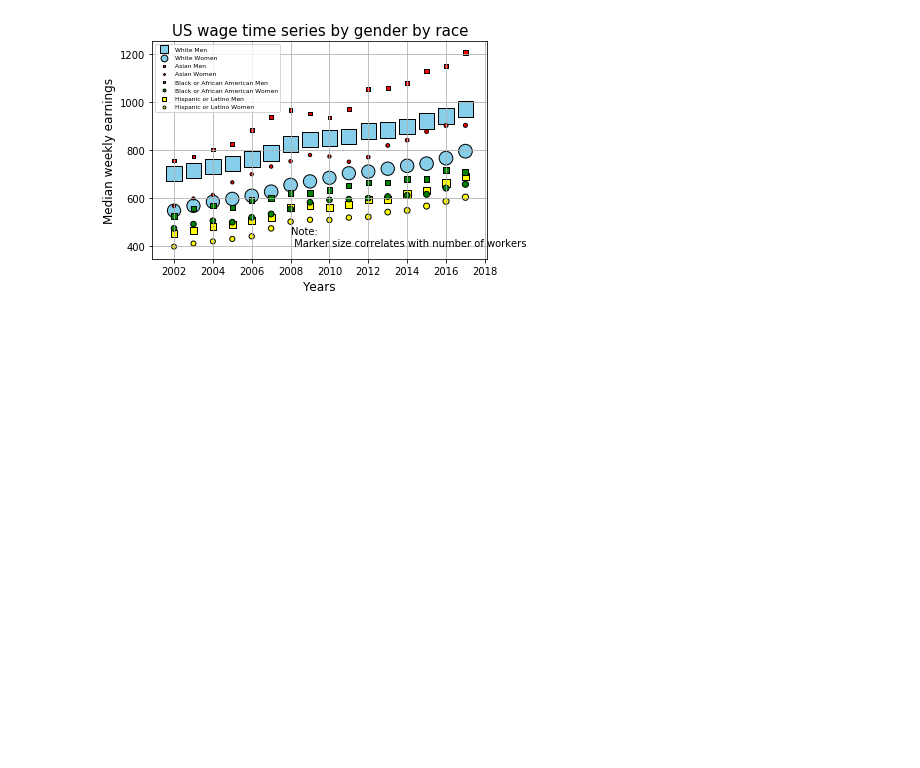
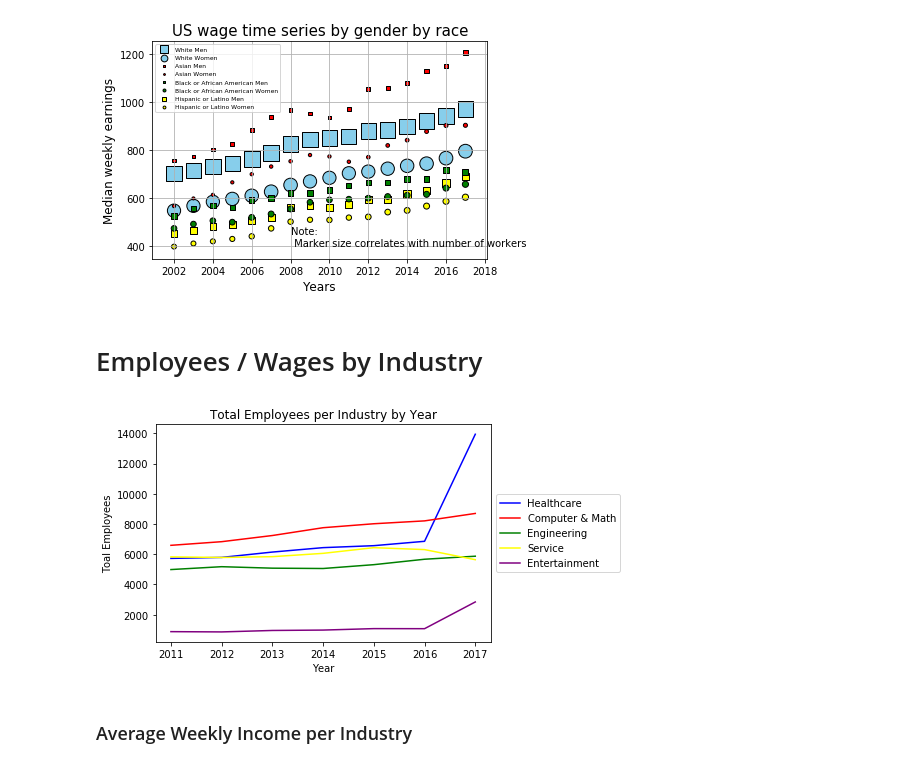
Before and after one commit to ejackson815/Project1, a Jupyter notebook: Analysis_Code/Final Analysis.ipynb, the cells around one changed output. Drawn from its saved outputs; the diff is of its cells as text; code cells hidden in the pictures; blank space fills up the shorter version.

Commit message:
Master Code Analysis Updated

```diff
--- a/Analysis_Code/Untitled.ipynb
+++ b/Analysis_Code/Final Analysis.ipynb
@@ -57,3 +63,5 @@ USwage_byrace()
 USwage_bygenderbyrace()
 # %% [output]
 [figure]
+# %% [markdown]
+# Employees / Wages by Industry
@@ -59,0 +77,9 @@ USwage_bygenderbyrace()
+# %%
+#Creating Global Variables to pull DataFrame into Notebook
+Gender_Age_2017_DF = Gender_Age_2017()
+Gender_Age_2016_DF = Gender_Age_2016()
+Gender_Age_2015_DF = Gender_Age_2015()
+Gender_Age_2014_DF = Gender_Age_2014()
+Gender_Age_2013_DF = Gender_Age_2013()
+Gender_Age_2012_DF = Gender_Age_2012()
+Gender_Age_2011_DF = Gender_Age_2011()
@@ -59,0 +194,17 @@ USwage_bygenderbyrace()
+# %%
+#assinging values to line graph
+plt.plot(year, HC, color='blue', label="Healthcare")
+plt.plot(year, Comp, color='red', label="Computer & Math")
+plt.plot(year, Eng, color='green', label="Engineering")
+plt.plot(year, Serv, color='yellow', label="Service")
+plt.plot(year, Ent, color='purple', label="Entertainment")
+
+plt.title("Total Employees per Industry by Year")
+plt.xlabel("Year")
+plt.ylabel("Toal Employees")
+plt.legend(loc="center left", bbox_to_anchor=(1, 0.5))
+plt.savefig("Industry Analysis_Total Employees")
+# %% [output]
+[figure, added]
+# %% [markdown]
+### Average Weekly Income per Industry
```
Also changed, not shown: parts of 26 cells of this notebook, 5 other files.
